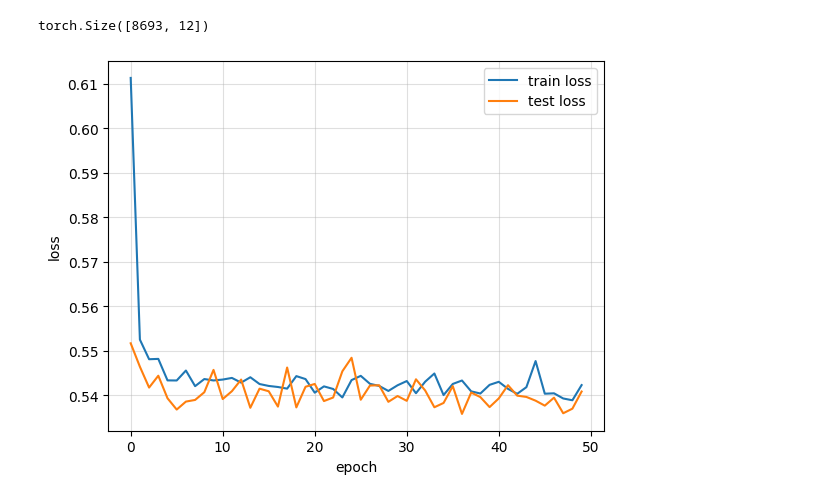
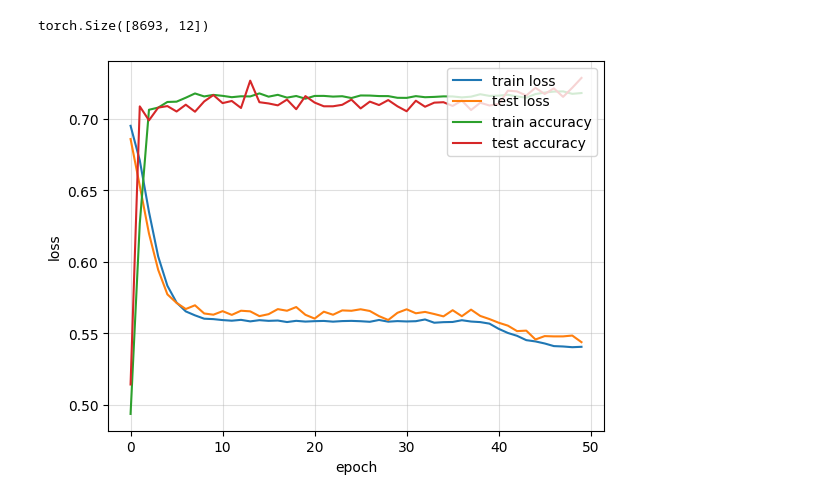
Before and after one commit to Jaachimsthal/kaggle, a Jupyter notebook: spaceship_titanic/spaceship_titanic.ipynb, the cells around one changed output. Saved outputs shown, nothing was run; the diff lists cells and outputs as text; code cells hidden in the pictures.

Commit message:
categorization_accuracy

```diff
--- a/spaceship_titanic/spaceship_titanic.ipynb
+++ b/spaceship_titanic/spaceship_titanic.ipynb
@@ -210,7 +223,7 @@ lr = 0.001
 # %%
 from tqdm.notebook import tqdm
 
-def train(net: nn.Module, features: torch.Tensor, labels: torch.Tensor, test_features: torch.Tensor, test_labels: torch.Tensor, num_epochs: int, batch_size: int, lr: float) -> tuple[list[float], list[float]]:
+def train(net: nn.Module, features: torch.Tensor, labels: torch.Tensor, test_features: torch.Tensor, test_labels: torch.Tensor, num_epochs: int, batch_size: int, lr: float) -> tuple[list[float], list[float], list[float], list[float]]:
     """模型训练
 
     Args:
@@ -234,16 +247,28 @@ def train(net: nn.Module, features: torch.Tensor, labels: torch.Tensor, test_fea
     # 优化器
     optim = torch.optim.Adam(net.parameters(), lr=lr)
     train_loss, test_loss = [], []
+
+    train_accuracy, test_accuracy = [], []
+
     for _ in tqdm_instance:
         train_loss_sum, test_loss_sum = 0, 0
         net.train()
+        true_preds = 0
         # 一次迭代结束
         for X, y in train_dataloader:
             optim.zero_grad()
-            l: torch.Tensor = loss(net(X), y)
+            out = net(X)
+
+            # 计算每个批次的平均准确率
+            true_preds += (torch.argmax(out, dim=1) == y).float().mean().item()
+
+            l: torch.Tensor = loss(out, y)
             train_loss_sum += l.item()
             l.backward()
             optim.step()
+        # 计算每次迭代的准确率
+        train_accuracy.append(true_preds / len(train_dataloader))
+
         # 计算平均损失
         train_loss_mean = train_loss_sum / len(train_dataloader)
         tqdm_instance.set_postfix(loss=train_loss_mean)
@@ -251,13 +276,19 @@ def train(net: nn.Module, features: torch.Tensor, labels: torch.Tensor, test_fea
         train_loss.append(train_loss_mean)
         # 评估测试损失
         if test_features is not None:
+            true_preds = 0
             net.eval()
             for T_X, t_y in test_dataloader:
-                lt: torch.Tensor = loss(net(T_X), t_y)
+                out = net(T_X)
+
+                true_preds += (torch.argmax(out, dim=1) == t_y).float().mean().item()
+
+                lt: torch.Tensor = loss(out, t_y)
                 test_loss_sum += lt.item()
             test_loss_mean = test_loss_sum / len(test_dataloader)
             test_loss.append(test_loss_mean)
-    return train_loss, test_loss
+            test_accuracy.append(true_preds / len(test_dataloader))
+    return train_loss, test_loss, train_accuracy, test_accuracy
 # %%
 def pred_and_submission(net: nn.Module, features: torch.Tensor, submission: bool) -> None:
     """预测
@@ -285,7 +316,7 @@ train_split_feature, test_split_feature, train_split_label, test_split_label = t
     test_size=0.2
 )
 net = Net()
-train_losses, test_losses = train(
+train_losses, test_losses, train_accuracy, test_accuracy = train(
     net=net,
     features=train_split_feature,
     labels=train_split_label,
@@ -298,14 +329,16 @@ train_losses, test_losses = train(
 # %%
 # 首次评估损失
 plt.plot(list(range(0, num_epoch)), train_losses, label="train loss")
 plt.plot(list(range(0, num_epoch)), test_losses, label="test loss")
+plt.plot(list(range(0, num_epoch)), train_accuracy, label="train accuracy")
+plt.plot(list(range(0, num_epoch)), test_accuracy, label="test accuracy")
 plt.legend(loc='upper right')
 plt.xlabel("epoch")
 plt.ylabel("loss")
 plt.grid(visible=True, alpha=0.4)
 plt.show()
 # %% [output]
-[figure, old version]
+[figure, new version]
 # %%
 # 首次提交计算分数
 pred_and_submission(net=net, features=test_features, submission=True)
```
Also changed, not shown: parts of 2 cells of this notebook, 2 other files.
